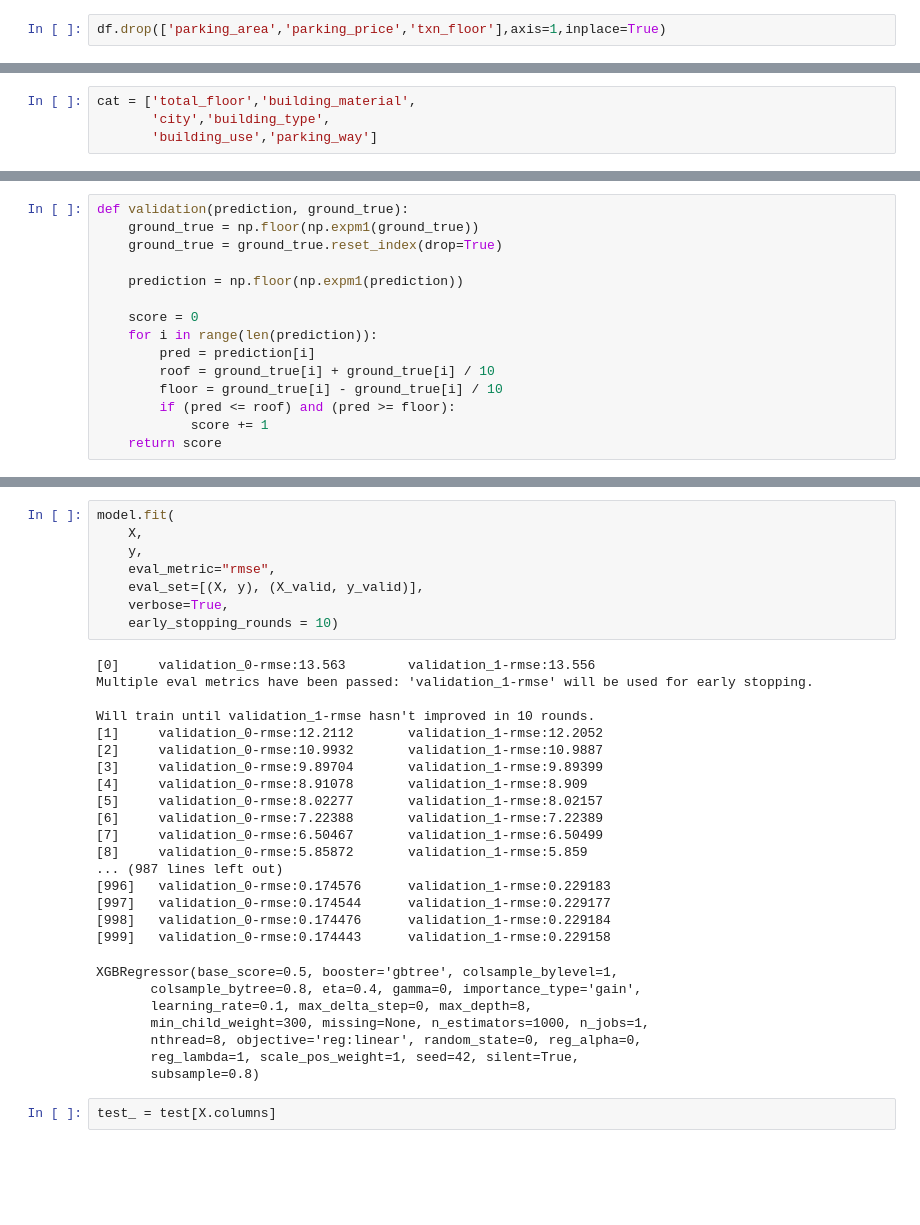
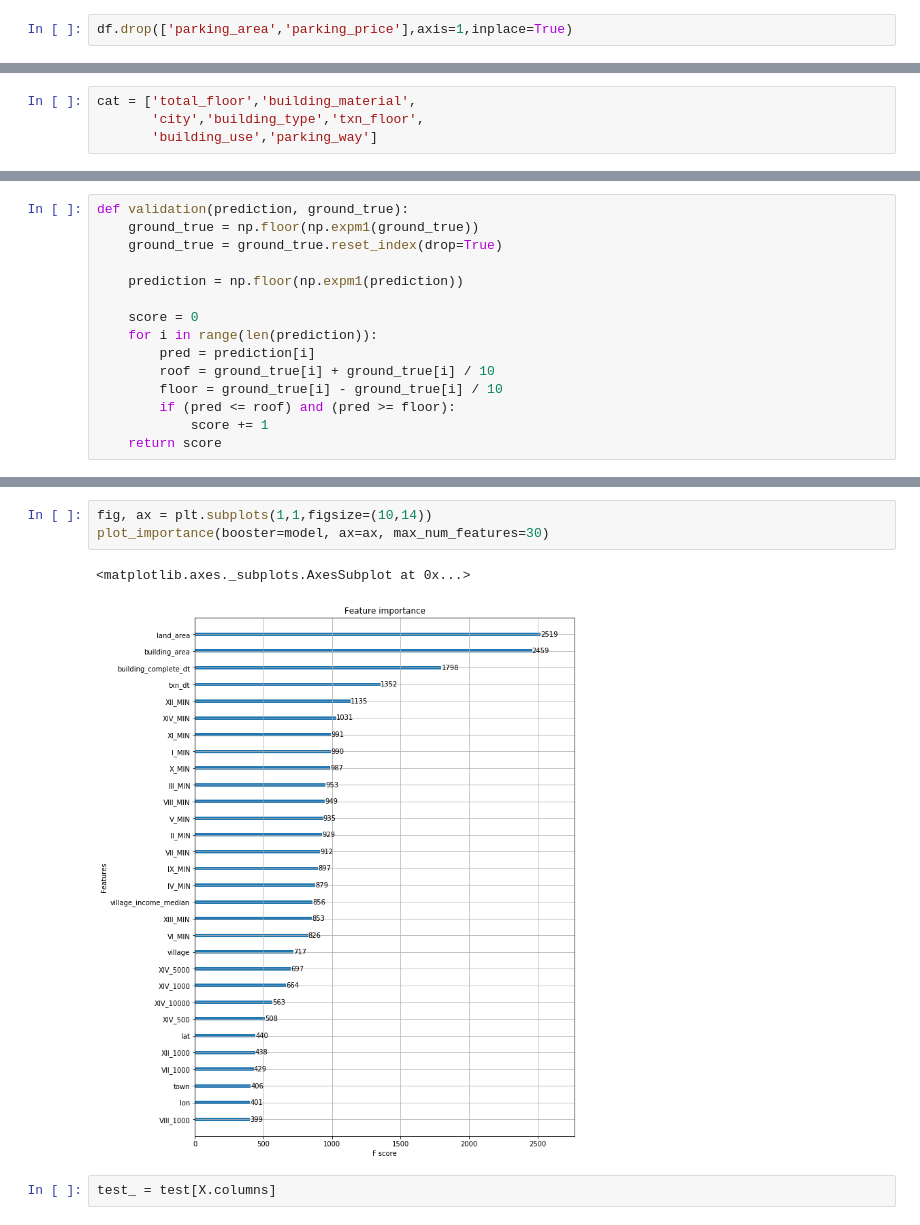
Before and after one commit to ChingChieh/HousePriceCompetition, a Jupyter notebook: House Price.ipynb, the cells around one changed output, grey strips where cells are left out. Cells and saved outputs as stored; diff of their text form; blank space fills up the shorter version.

```diff
--- a/House Price.ipynb
+++ b/House Price.ipynb
@@ -105,5 +91,5 @@ df['village_income_median'] = df['village_income_median'].fillna(fill_val)
 # %%
-df.drop(['parking_area','parking_price','txn_floor'],axis=1,inplace=True)
+df.drop(['parking_area','parking_price'],axis=1,inplace=True)
 # %% [markdown]
 有些 column 裡面只有一種 value，代表大家都有相同的資料
 # %%
@@ -123,7 +109,7 @@ df.drop(one_value_column,axis=1,inplace=True)
 categorical = []
 # %%
 cat = ['total_floor','building_material',
-       'city','building_type',
+       'city','building_type','txn_floor',
        'building_use','parking_way']
 # %%
 categorical = cat + categorical
@@ -319,36 +338,9 @@ validation(model.predict(X_valid),y_valid)
-# %%
-model.fit(
-    X,
-    y,
-    eval_metric="rmse",
-    eval_set=[(X, y), (X_valid, y_valid)],
-    verbose=True,
-    early_stopping_rounds = 10)
-# %% [output]
-[0]     validation_0-rmse:13.563        validation_1-rmse:13.556
-Multiple eval metrics have been passed: 'validation_1-rmse' will be used for early stopping.
-
-Will train until validation_1-rmse hasn't improved in 10 rounds.
-[1]     validation_0-rmse:12.2112       validation_1-rmse:12.2052
-[2]     validation_0-rmse:10.9932       validation_1-rmse:10.9887
-[3]     validation_0-rmse:9.89704       validation_1-rmse:9.89399
-[4]     validation_0-rmse:8.91078       validation_1-rmse:8.909
-[5]     validation_0-rmse:8.02277       validation_1-rmse:8.02157
-[6]     validation_0-rmse:7.22388       validation_1-rmse:7.22389
-[7]     validation_0-rmse:6.50467       validation_1-rmse:6.50499
-[8]     validation_0-rmse:5.85872       validation_1-rmse:5.859
-... (987 lines left out)
-[996]   validation_0-rmse:0.174576      validation_1-rmse:0.229183
-[997]   validation_0-rmse:0.174544      validation_1-rmse:0.229177
-[998]   validation_0-rmse:0.174476      validation_1-rmse:0.229184
-[999]   validation_0-rmse:0.174443      validation_1-rmse:0.229158
-XGBRegressor(base_score=0.5, booster='gbtree', colsample_bylevel=1,
-       colsample_bytree=0.8, eta=0.4, gamma=0, importance_type='gain',
-       learning_rate=0.1, max_delta_step=0, max_depth=8,
-       min_child_weight=300, missing=None, n_estimators=1000, n_jobs=1,
-       nthread=8, objective='reg:linear', random_state=0, reg_alpha=0,
-       reg_lambda=1, scale_pos_weight=1, seed=42, silent=True,
-       subsample=0.8)
+# %%
+fig, ax = plt.subplots(1,1,figsize=(10,14))
+plot_importance(booster=model, ax=ax, max_num_features=30)
+# %% [output]
+<matplotlib.axes._subplots.AxesSubplot at 0x...>
+[figure, added]
 # %%
 test_ = test[X.columns]
 # %%
```
Also changed, not shown: parts of 25 cells of this notebook.
